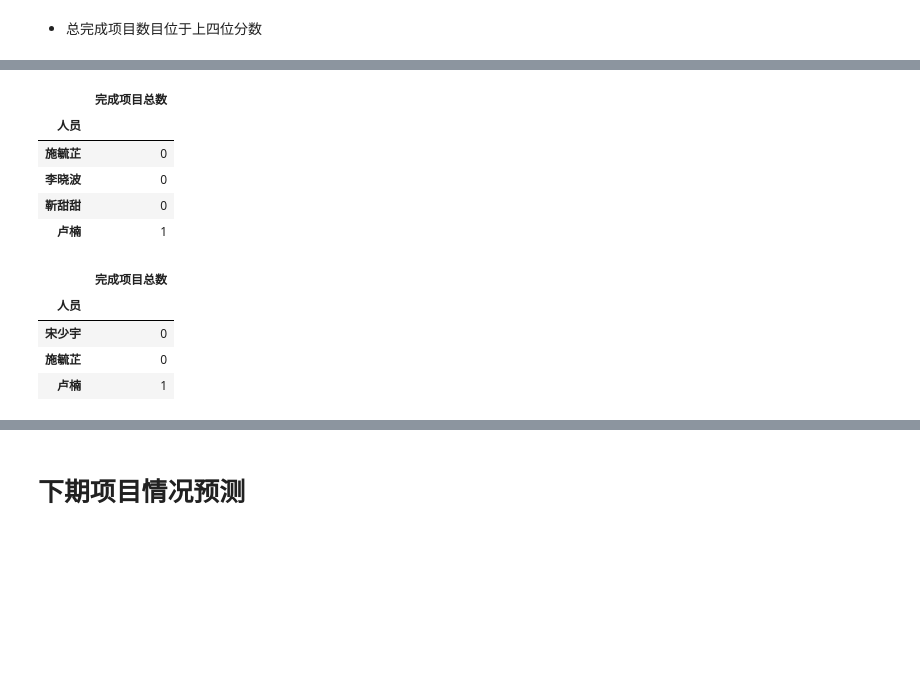
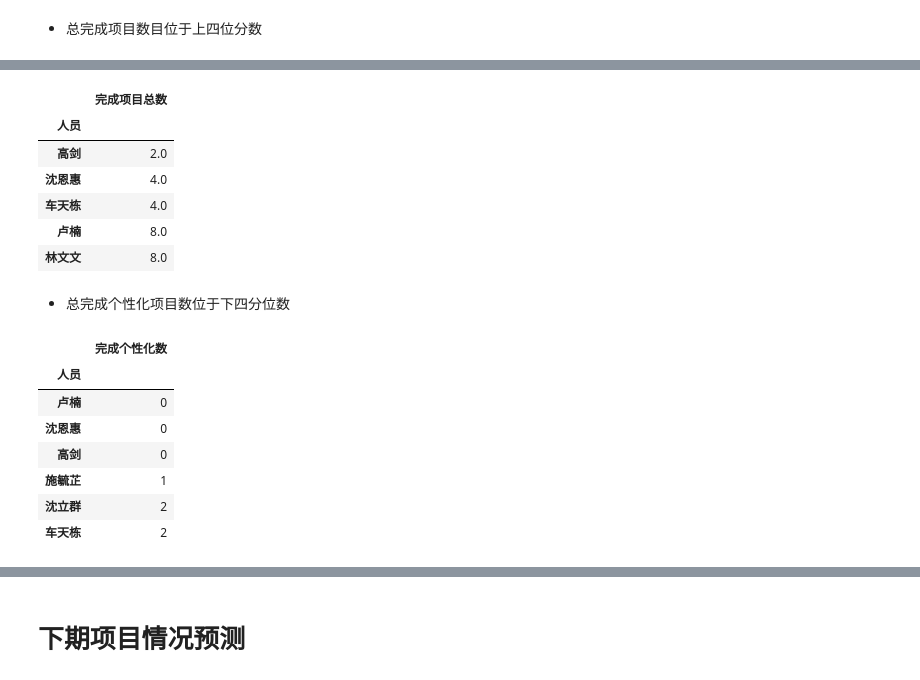
Before and after one commit to komais/chart, a Jupyter notebook: bin/chart/Analysis-2018-10-8.ipynb, the cells around one changed output, grey strips where cells are left out. Cells and saved outputs as stored; diff of their text form; code cells hidden in the pictures; blank space fills up the shorter version.

```diff
--- a/bin/chart/Analysis-2018-10-8.ipynb
+++ b/bin/chart/Analysis-2018-10-8.ipynb
@@ -39,5 +24,14 @@ all_df1.loc[all_df1['日期（格式“月-周次”）']=='10-3'].head()
 # %% [markdown]
 # 人员情况
+# %%
+### show NA after first running
+myModule.upgrade_df(all_df1, [ ['完成商业项目数',['完成流水线项目数','完成非流水线项目数','完成只分析项目数','完成联合分析项目数'],'+']])
+myModule.upgrade_df(all_df1, [ ['完成项目总数',['完成商业项目数','完成个性化数'],'+'] ,
+                               ['在线项目总数',['在线标准分析项目数','在线个性化项目数'],'+']])
+#all_dict2 = myModule.read_xlsx(all_files , 1 ) ##
+all_df1 = all_df1[all_df1['人员'] != '李晓波']
+all_df1 = all_df1[all_df1['人员'] != '靳甜甜']
+#all_df1[all_df1['日期（格式“月-周次”）'] == '10-5']
 # %% [markdown]
 ## 分析组整体人员情况
 # %%
@@ -203,15 +211,21 @@ myModule.get_rank(all_df1 , '人员' ,'完成项目总数', quantile=0.2, compar
 # %% [output]
 |  | 完成项目总数 |
 | 人员 |  |
-| 施毓芷 | 0 |
-| 李晓波 | 0 |
-| 靳甜甜 | 0 |
-| 卢楠 | 1 |
+| 高剑 | 2.0 |
+| 沈恩惠 | 4.0 |
+| 车天栋 | 4.0 |
+| 卢楠 | 8.0 |
+| 林文文 | 8.0 |
+# %% [markdown]
+* 总完成个性化项目数位于下四分位数
 # %%
-myModule.get_rank(all_df1 , '人员' ,'完成项目总数', 2, quantile=0.2, compare='<',sort_index=True)
+myModule.get_rank(all_df1 , '人员' ,'完成个性化数',  quantile=0.2, compare='<',sort_index=True)
 # %% [output]
-|  | 完成项目总数 |
+|  | 完成个性化数 |
 | 人员 |  |
-| 宋少宇 | 0 |
-| 施毓芷 | 0 |
-| 卢楠 | 1 |
+| 卢楠 | 0 |
+| 沈恩惠 | 0 |
+| 高剑 | 0 |
+| 施毓芷 | 1 |
+| 沈立群 | 2 |
+| 车天栋 | 2 |
```
Also changed, not shown: parts of 33 cells of this notebook, 33 other files.
